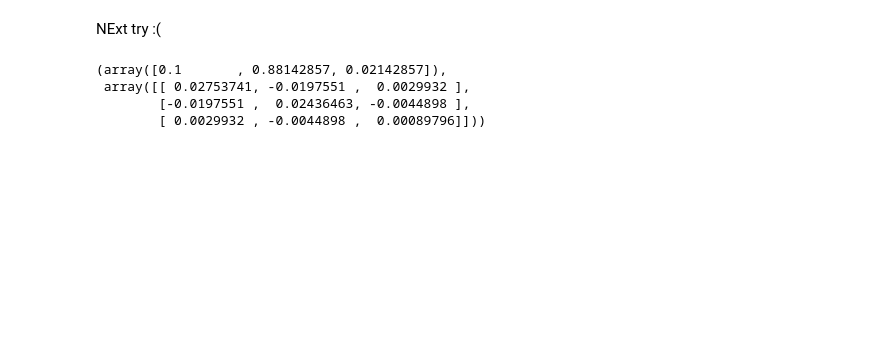
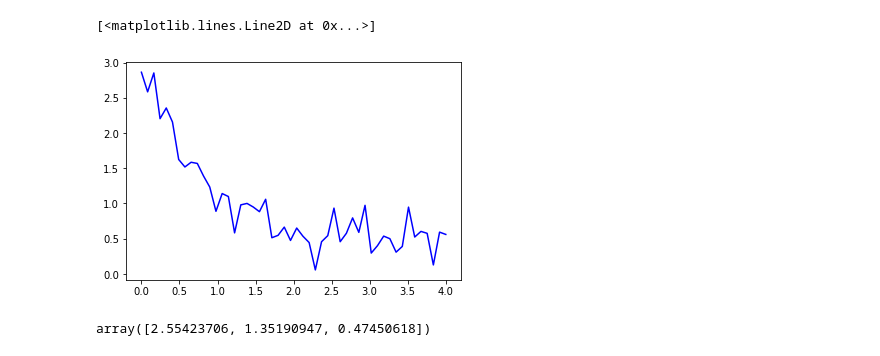
Before and after one commit to 18ganesha/io_brightness, a Jupyter notebook: notebooks/Untitled.ipynb, the cells around one changed output. Drawn from its saved outputs; the diff is of its cells as text; code cells hidden in the pictures; blank space fills up the shorter version.

```diff
--- a/notebooks/Untitled.ipynb
+++ b/notebooks/Untitled.ipynb
@@ -31,11 +4,0 @@ def objective(params, x, data):
-# %%
-x = np.linspace(-1, 2, 151)
-data = []
-for _ in np.arange(5):
-    params = Parameters()
-    amp = 0.60 + 9.50*np.random.rand()
-    cen = -0.20 + 1.20*np.random.rand()
-    sig = 0.25 + 0.03*np.random.rand()
-    dat = gauss(x, amp, cen, sig) + np.random.normal(size=x.size, scale=0.1)
-    data.append(dat)
-data = np.array(data)
@@ -80,2 +4,0 @@ plt.show()
-# %% [markdown]
-NExt try :(
@@ -91,3 +5,3 @@ sigma = np.array([1.0,1.0,1.0,1.0,1.0,1.0])
 # %%
 def func(x, a, b, c):
-    return a + b*x + c*x*x
+    return a * np.exp(-b * x) + c
@@ -96,7 +8,14 @@ import scipy.optimize as optimization
+# %%
+xdata = np.linspace(0, 4, 50)
+y = func(xdata, 2.5, 1.3, 0.5)
+np.random.seed(1729)
+y_noise = 0.2 * np.random.normal(size=xdata.size)
+ydata = y + y_noise
+# %% [output]
+[<matplotlib.lines.Line2D at 0x...>]
+[figure, added]
 # %%
-optimization.curve_fit(func, xdata, ydata, x0, sigma)
+popt, pcov = curve_fit(func, xdata, ydata)
+popt
 # %% [output]
-(array([0.1       , 0.88142857, 0.02142857]),
- array([[ 0.02753741, -0.0197551 ,  0.0029932 ],
-        [-0.0197551 ,  0.02436463, -0.0044898 ],
-        [ 0.0029932 , -0.0044898 ,  0.00089796]]))
+array([2.55423706, 1.35190947, 0.47450618])
```
Also changed, not shown: parts of 11 cells of this notebook, 5 other files.
